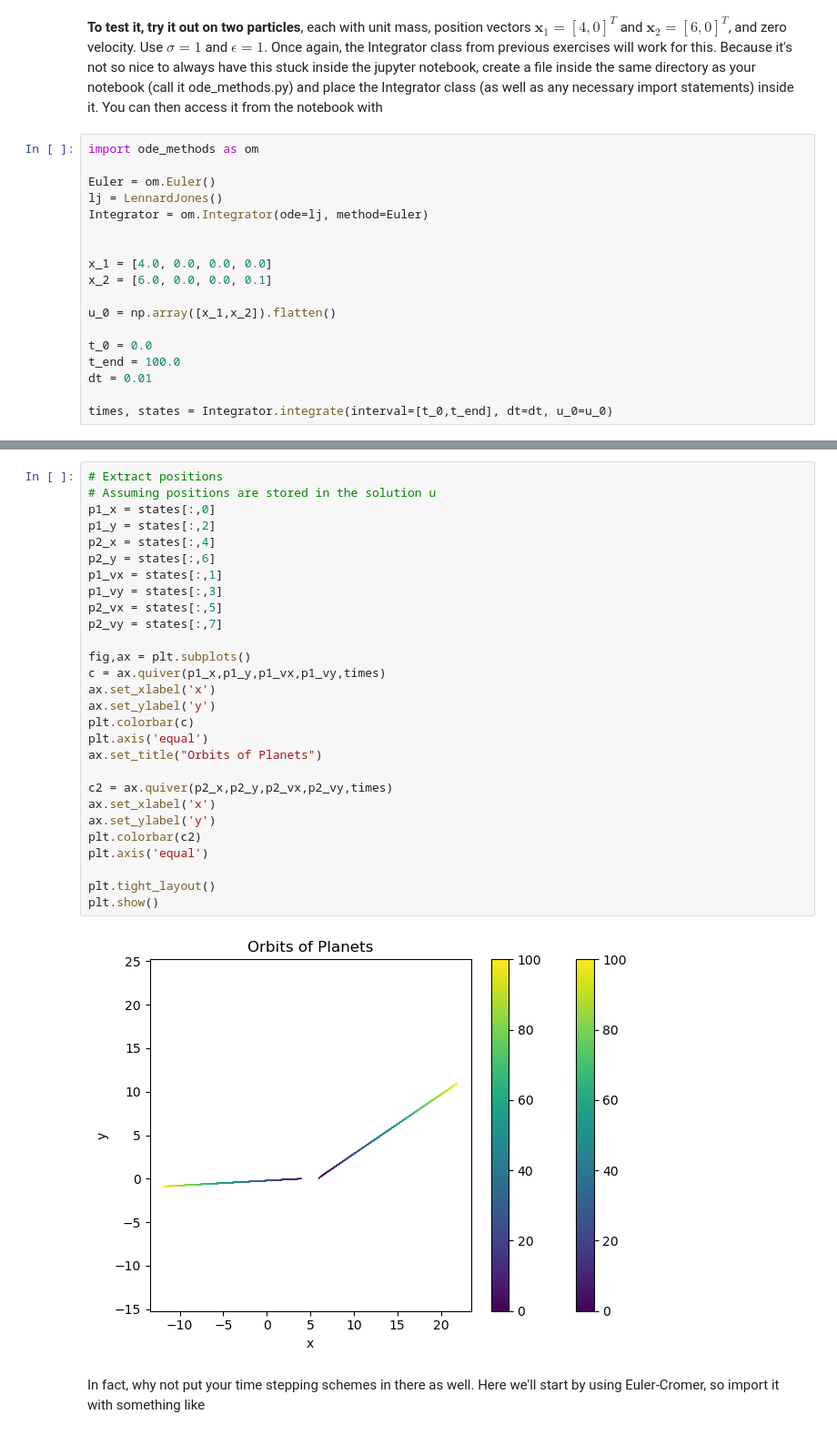
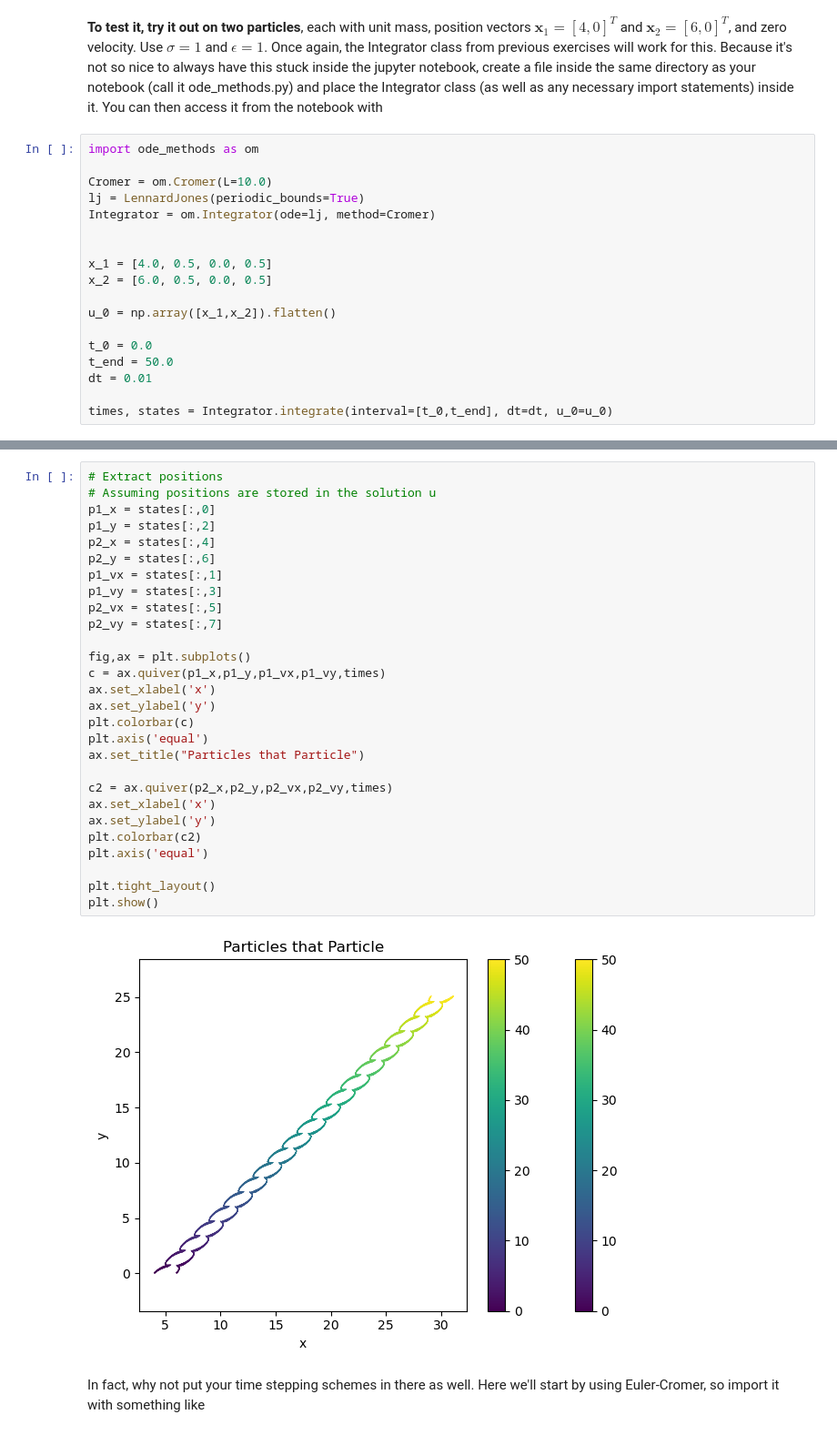
Before and after one commit to jaycebeck/Simulations, a Jupyter notebook: molecular/Project4a-MolecularSimulation.ipynb, the cells around one changed output, grey strips where cells are left out. Shown at 91% size. Drawn from its saved outputs; the diff is of its cells as text.

```diff
--- a/molecular/Project4a-MolecularSimulation.ipynb
+++ b/molecular/Project4a-MolecularSimulation.ipynb
@@ -90,18 +116,18 @@ class LennardJones:
 # %%
 import ode_methods as om
 
-Euler = om.Euler()
-lj = LennardJones()
-Integrator = om.Integrator(ode=lj, method=Euler)
+Cromer = om.Cromer(L=10.0)
+lj = LennardJones(periodic_bounds=True)
+Integrator = om.Integrator(ode=lj, method=Cromer)
 
 
-x_1 = [4.0, 0.0, 0.0, 0.0]
-x_2 = [6.0, 0.0, 0.0, 0.1]
+x_1 = [4.0, 0.5, 0.0, 0.5]
+x_2 = [6.0, 0.5, 0.0, 0.5]
 
 u_0 = np.array([x_1,x_2]).flatten()
 
 t_0 = 0.0
-t_end = 100.0
+t_end = 50.0
 dt = 0.01
 
 times, states = Integrator.integrate(interval=[t_0,t_end], dt=dt, u_0=u_0)
@@ -108,33 +164,33 @@ times, states = Integrator.integrate(interval=[t_0,t_end], dt=dt, u_0=u_0)
 # %%
 # Extract positions
 # Assuming positions are stored in the solution u
 p1_x = states[:,0]
 p1_y = states[:,2]
 p2_x = states[:,4]
 p2_y = states[:,6]
 p1_vx = states[:,1]
 p1_vy = states[:,3]
 p2_vx = states[:,5]
 p2_vy = states[:,7]
 
 fig,ax = plt.subplots()
 c = ax.quiver(p1_x,p1_y,p1_vx,p1_vy,times)
 ax.set_xlabel('x')
 ax.set_ylabel('y')
 plt.colorbar(c)
 plt.axis('equal')
-ax.set_title("Orbits of Planets")
+ax.set_title("Particles that Particle")
 
 c2 = ax.quiver(p2_x,p2_y,p2_vx,p2_vy,times)
 ax.set_xlabel('x')
 ax.set_ylabel('y')
 plt.colorbar(c2)
 plt.axis('equal')
 
 plt.tight_layout()
 plt.show()
 # %% [output]
-[figure, old version]
+[figure, new version]
 # %% [markdown]
 In fact, why not put your time stepping schemes in there as well.  Here we'll start by using Euler-Cromer, so import it with something like
 # %%
```
Also changed, not shown: parts of 7 cells of this notebook, 3 other files.
